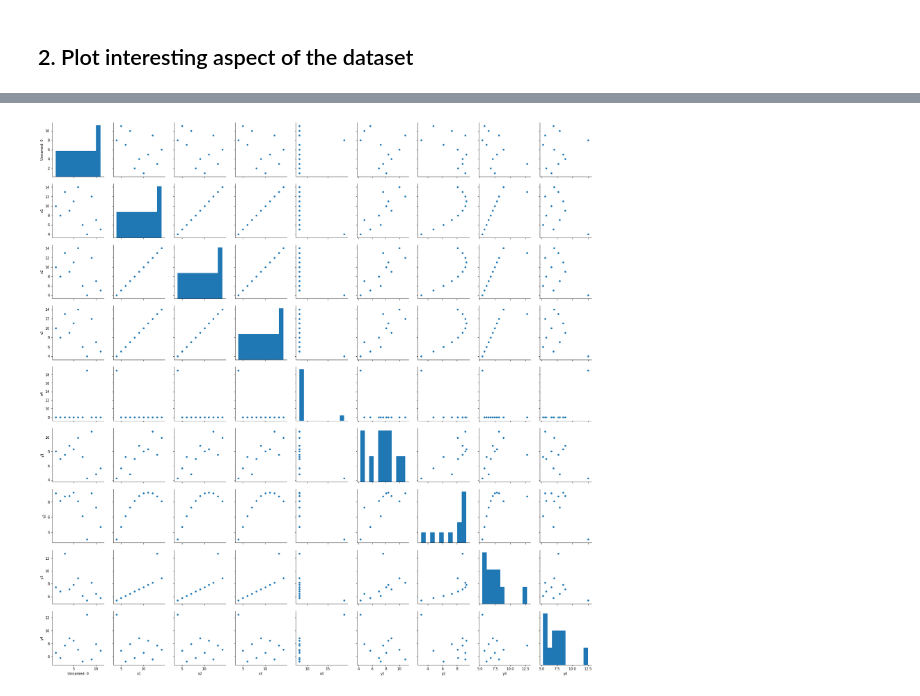
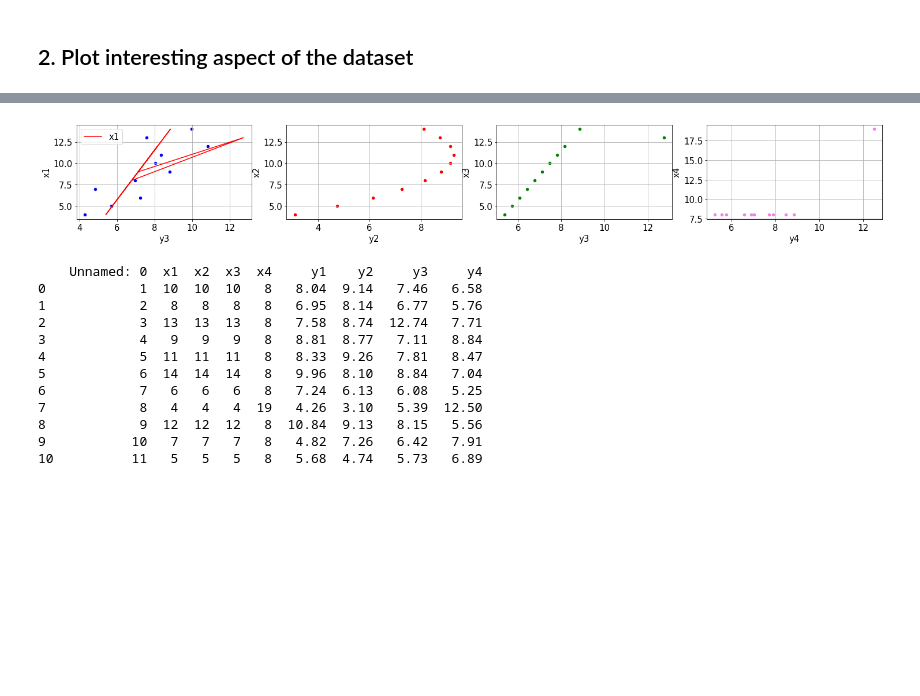
Before and after one commit to SomanathanSubramaniyan/Fundamentals-of-Data-Analysis, a Jupyter notebook: Assignment-2018-Anscombe.ipynb, the cells around one changed output, grey strips where cells are left out. Drawn from its saved outputs; the diff is of its cells as text; code cells hidden in the pictures; blank space fills up the shorter version.

```diff
--- a/Assignment-2018-Anscombe.ipynb
+++ b/Assignment-2018-Anscombe.ipynb
@@ -60,15 +66,55 @@ plt.show()
-# %%
-# Import the necessary libraries
-import matplotlib.pyplot as plt
-import seaborn as sns
-
-# Load the data
-dataframe = pd.read_csv(r"C:\Users\soman\Documents\Fundamentals-of-data-analysis\anscombe.csv")
-
-# Create plots
-sns.pairplot(dataframe)
-
-# Show the plot
-plt.show()
-# %% [output]
-[figure, removed]
+# %%
+# Import the necessary libraries
+from __future__ import division, print_function
+import matplotlib.pyplot as plt
+import seaborn as sns
+import pandas as pd
+import numpy as np
+# In a notebook environment, display the plots inline
+%matplotlib inline
+
+# Set some parameters to apply to all plots. These can be overridden
+# in each plot if desired
+import matplotlib
+matplotlib.rc('font', size = 15)
+# Do not display top and right frame lines
+matplotlib.rc('axes.spines', top = True, right = True)
+# Remove grid lines
+matplotlib.rc('axes', grid = True)
+# Set backgound color to white
+matplotlib.rc('axes', facecolor = 'white')
+
+
+
+# Load the data
+dataframe = pd.read_csv(r"C:\Users\soman\Documents\Fundamentals-of-data-analysis\anscombe.csv")
+
+# Create plots
+#sns.pairplot(dataframe)
+
+fig, axes = plt.subplots(ncols=4, figsize=(25,3))
+#plot the 3 graphs x1 Vs y1 , x2 Vs y2 and x3 Vs y3 by accessing the dataframe
+df.plot.scatter(x='y1', y='x1', color='Blue',ax=axes[0])
+df.plot.line(x=7,y='x1',color='Red',ax=axes[0])
+df.plot.scatter(x='y2', y='x2', color='Red',ax=axes[1])
+df.plot.scatter(x='y3', y='x3', color='Green',ax=axes[2])
+df.plot.scatter(x='y4', y='x4', color='violet',ax=axes[3])
+
+
+# Show the plot
+plt.show()
+print (dataframe)
+# %% [output]
+[figure, added]
+    Unnamed: 0  x1  x2  x3  x4     y1    y2     y3     y4
+0            1  10  10  10   8   8.04  9.14   7.46   6.58
+1            2   8   8   8   8   6.95  8.14   6.77   5.76
+2            3  13  13  13   8   7.58  8.74  12.74   7.71
+3            4   9   9   9   8   8.81  8.77   7.11   8.84
+4            5  11  11  11   8   8.33  9.26   7.81   8.47
+5            6  14  14  14   8   9.96  8.10   8.84   7.04
+6            7   6   6   6   8   7.24  6.13   6.08   5.25
+7            8   4   4   4  19   4.26  3.10   5.39  12.50
+8            9  12  12  12   8  10.84  9.13   8.15   5.56
+9           10   7   7   7   8   4.82  7.26   6.42   7.91
+10          11   5   5   5   8   5.68  4.74   5.73   6.89
```
Also changed, not shown: parts of 2 cells of this notebook.
